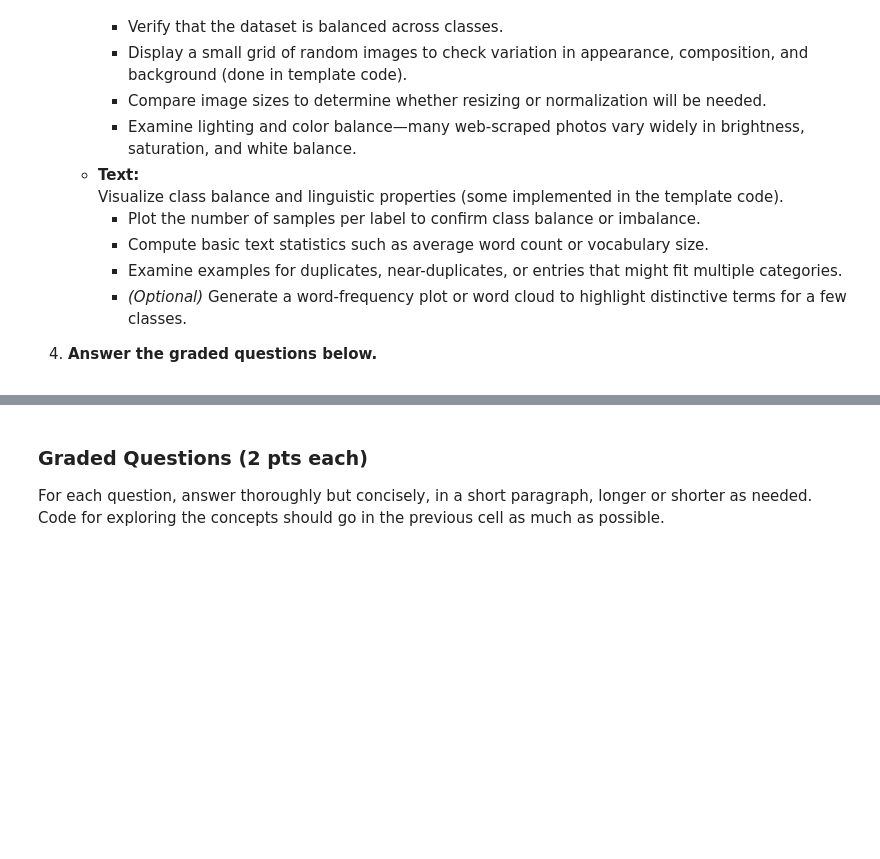
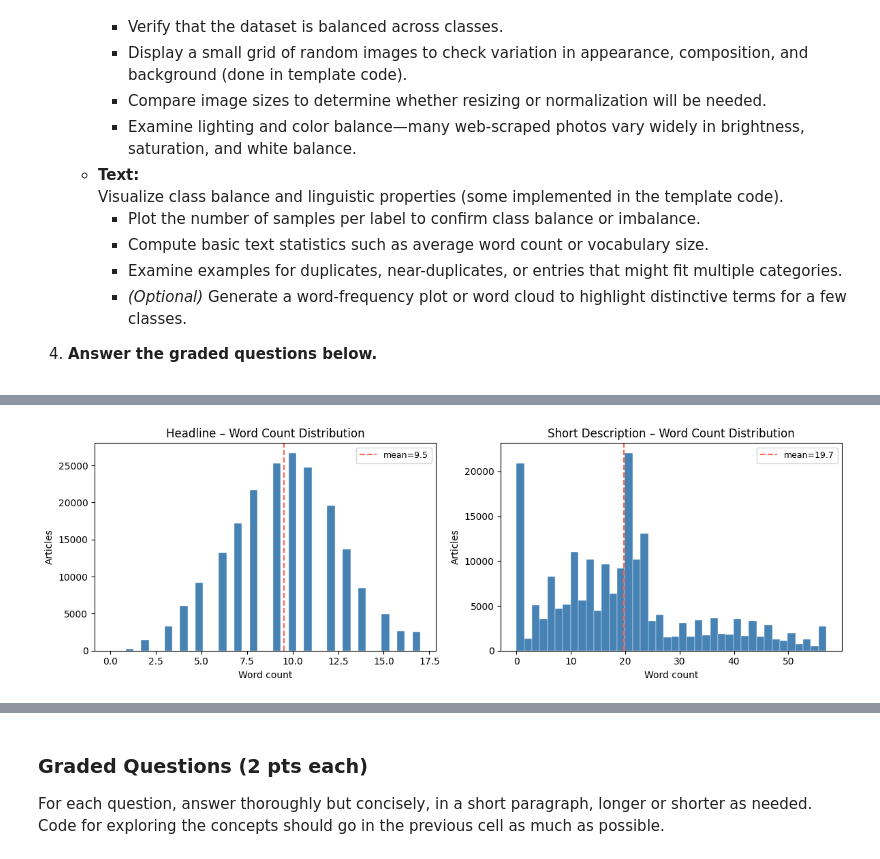
Before and after one commit to tolufas/dx703-team-20-project, a Jupyter notebook: Milestone_01_tcb.ipynb, the cells around one changed output, grey strips where cells are left out. Saved outputs shown, nothing was run; the diff lists cells and outputs as text; code cells hidden in the pictures; blank space fills up the shorter version.

```diff
--- a/Milestone_01_tcb.ipynb
+++ b/Milestone_01_tcb.ipynb
@@ -362,0 +495,16 @@ By the end of this Milestone notebook, you should be able to explain what makes
+# %%
+# --- 5. Text statistics: word counts -------------------------------------------
+# Word count for headline and short_description
+huff["headline_wc"]  = huff["headline"].fillna("").str.split().str.len()
+huff["desc_wc"]      = huff["short_description"].fillna("").str.split().str.len()
+
+print("Headline word-count stats:")
+print(huff["headline_wc"].describe().round(1))
+print()
+print("Short-description word-count stats:")
+print(huff["desc_wc"].describe().round(1))
+
+# Entries with empty short_description
+n_empty_desc = (huff["desc_wc"] == 0).sum()
+print(f"\nArticles with empty short_description: {n_empty_desc:,} "
+      f"({n_empty_desc/len(huff)*100:.1f}%)")
@@ -362,0 +529,21 @@ By the end of this Milestone notebook, you should be able to explain what makes
+# %%
+# --- 6. Word-count distributions -----------------------------------------------
+fig, axes = plt.subplots(1, 2, figsize=(12, 4))
+
+for ax, col, label in zip(
+    axes,
+    ["headline_wc", "desc_wc"],
+    ["Headline", "Short Description"]
+):
+    clipped = huff[col].clip(upper=huff[col].quantile(0.99))  # trim outliers for readability
+    ax.hist(clipped, bins=40, color="steelblue", edgecolor="white", linewidth=0.3)
+    ax.set_title(f"{label} – Word Count Distribution")
+    ax.set_xlabel("Word count")
+    ax.set_ylabel("Articles")
+    ax.axvline(huff[col].mean(), color="tomato", linestyle="--", label=f"mean={huff[col].mean():.1f}")
+    ax.legend(fontsize=9)
+
+plt.tight_layout()
+plt.show()
+# %% [output]
+[figure, added]
```
Also changed, not shown: parts of 9 cells of this notebook.
